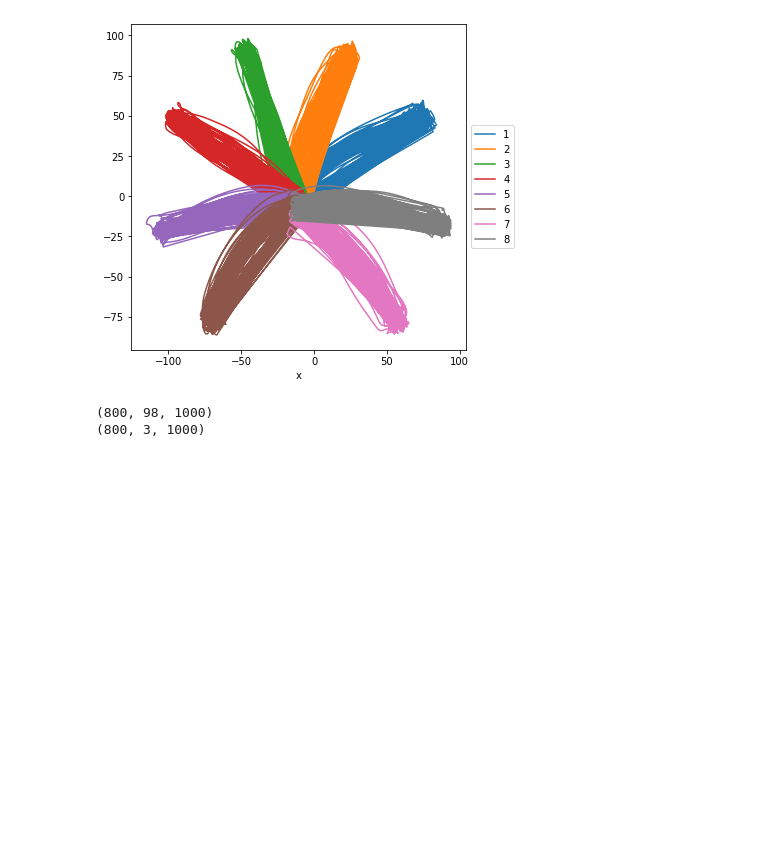
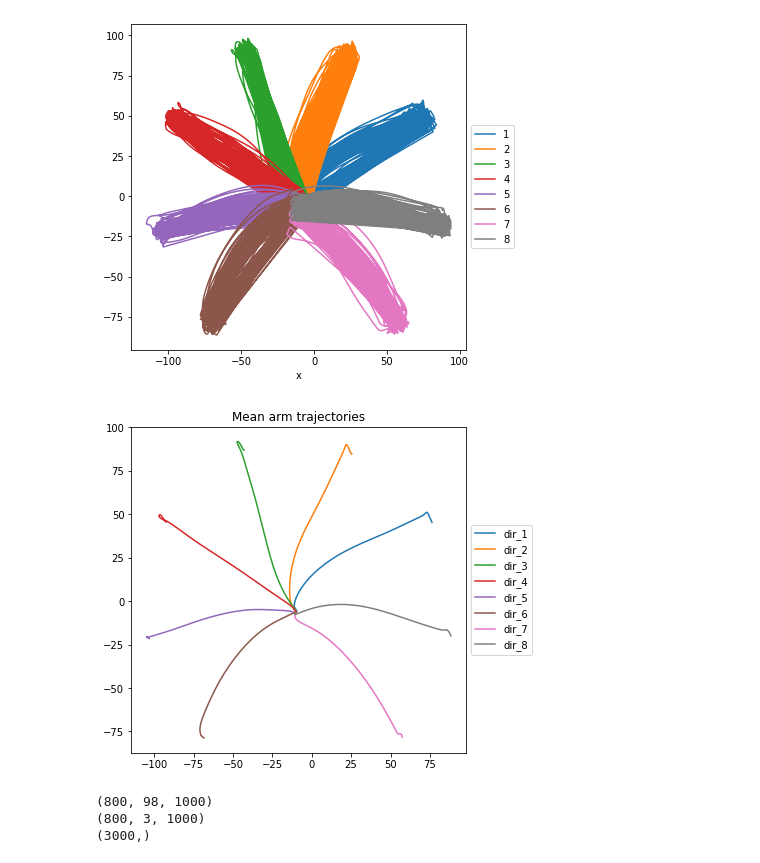
Before and after one commit to joshsia/monkey-neural-decoder, a Jupyter notebook: data_processing.ipynb, the cells around one changed output. Saved outputs shown, nothing was run; the diff lists cells and outputs as text; code cells hidden in the pictures; blank space fills up the shorter version.

```diff
--- a/data_processing.ipynb
+++ b/data_processing.ipynb
@@ -59,10 +59,30 @@ ax.legend(loc="center left", bbox_to_anchor=(1, 0.5))
 plt.show()
 # %% [output]
 [figure]
+# %%
+mean_trajectories = {}
+fig, ax = plt.subplots(figsize=(6, 6))
+
+for i in range(1, 9):
+    mean_trajectories[f"dir_{i}"] = np.mean(
+        arm_data[(trials * (i - 1)):(trials * i)], axis=0
+    )
+    ax.plot(mean_trajectories[f"dir_{i}"][0],
+            mean_trajectories[f"dir_{i}"][1],
+            color=colors[i], label=f"dir_{i}")
+    mean_trajectories[f"dir_{i}"] = (
+        mean_trajectories[f"dir_{i}"].reshape(axes * max_time))
+ax.legend(loc="center left", bbox_to_anchor=(1, 0.5))
+plt.title("Mean arm trajectories")
+plt.show()
+# %% [output]
+[figure, added]
 # %%
 print(spikes_data.shape)
 print(arm_data.shape)
+print(mean_trajectories["dir_1"].shape)
 # %% [output]
 (800, 98, 1000)
 (800, 3, 1000)
+(3000,)
 # %%
```
Also changed, not shown: parts of 2 cells of this notebook, 3 other files.
